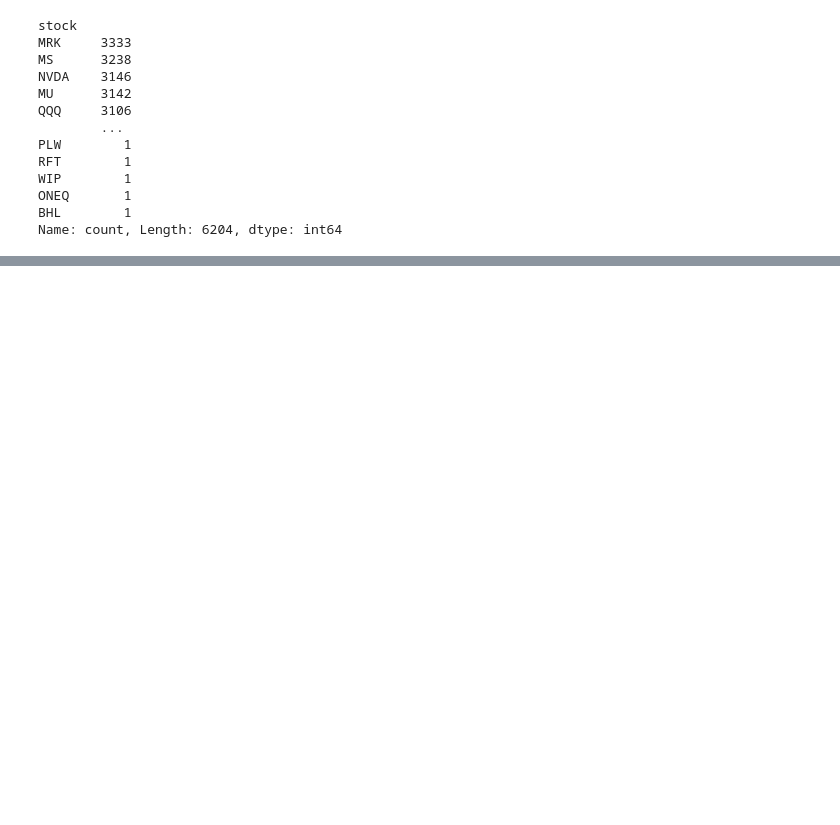
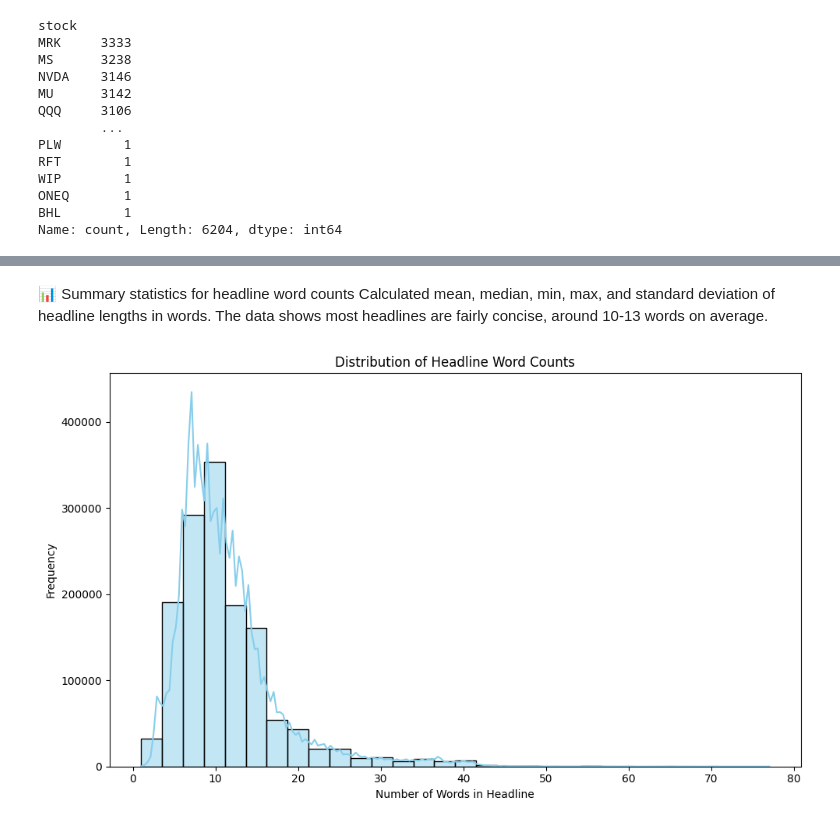
Before and after one commit to helina1abebe/finance-sentiment-analysis, a Jupyter notebook: notebooks/Headline_EDA.ipynb, the cells around one changed output, grey strips where cells are left out. Saved outputs shown, nothing was run; the diff lists cells and outputs as text; code cells hidden in the pictures; blank space fills up the shorter version.

```diff
--- a/notebooks/Headline_EDA.ipynb
+++ b/notebooks/Headline_EDA.ipynb
@@ -443,0 +224,6 @@ plt.show()
+# %%
+# Calculate headline length in words
+df['headline_word_count'] = df['headline'].apply(lambda x: len(str(x).split()))
+
+# Preview the new column
+print(df[['headline', 'headline_word_count']].head())
@@ -443,0 +254,14 @@ plt.show()
+# %% [markdown]
+📊 Summary statistics for headline word counts
+Calculated mean, median, min, max, and standard deviation of headline lengths in words.
+The data shows most headlines are fairly concise, around 10-13 words on average.
+# %%
+plt.figure(figsize=(10,6))
+sns.histplot(df['headline_word_count'], bins=30, kde=True, color='skyblue')
+plt.title('Distribution of Headline Word Counts')
+plt.xlabel('Number of Words in Headline')
+plt.ylabel('Frequency')
+plt.tight_layout()
+plt.show()
+# %% [output]
+[figure, added]
```
Also changed, not shown: parts of 90 cells of this notebook, 5 other files.
